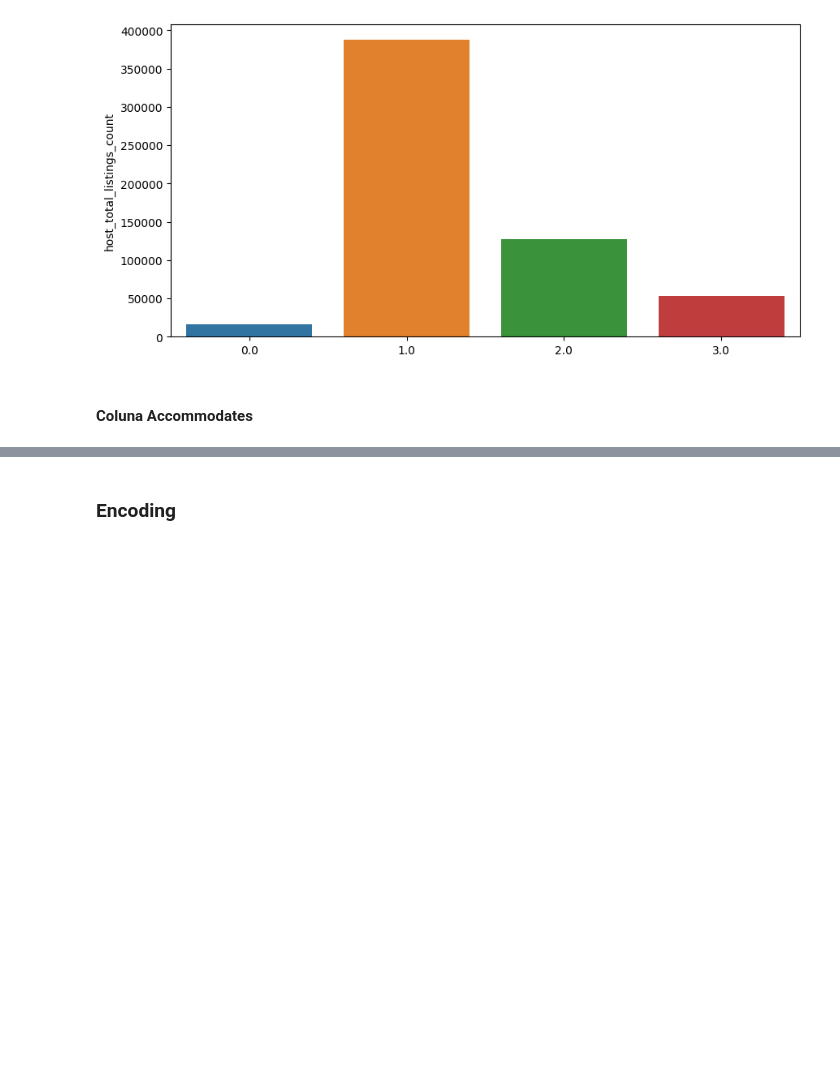
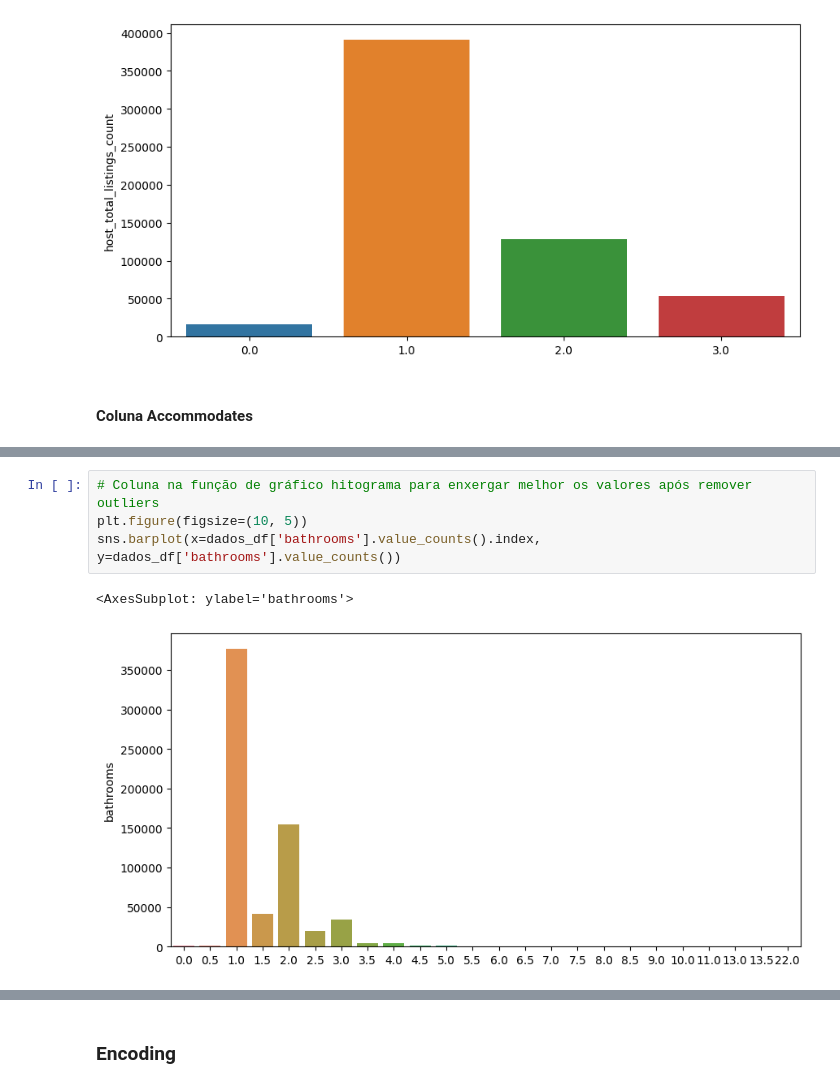
Before and after one commit to NicoArth-17/Airbnb, a Jupyter notebook: Arquivos/desafio.ipynb, the cells around one changed output, grey strips where cells are left out. Saved outputs shown, nothing was run; the diff lists cells and outputs as text; blank space fills up the shorter version.

```diff
--- a/Arquivos/desafio.ipynb
+++ b/Arquivos/desafio.ipynb
@@ -486,0 +500,7 @@ Drop row = 12910
+# %%
+# Coluna na função de gráfico hitograma para enxergar melhor os valores após remover outliers
+plt.figure(figsize=(10, 5))
+sns.barplot(x=dados_df['bathrooms'].value_counts().index, y=dados_df['bathrooms'].value_counts())
+# %% [output]
+<AxesSubplot: ylabel='bathrooms'>
+[figure, added]
```
Also changed, not shown: parts of 38 cells of this notebook.
